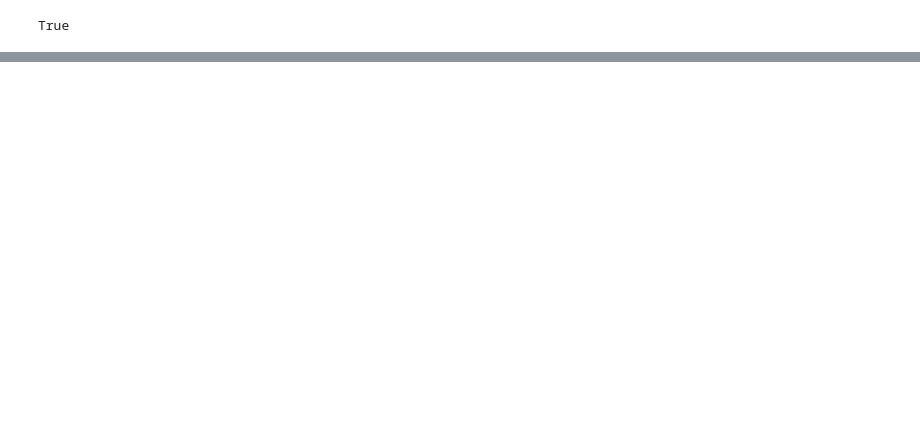
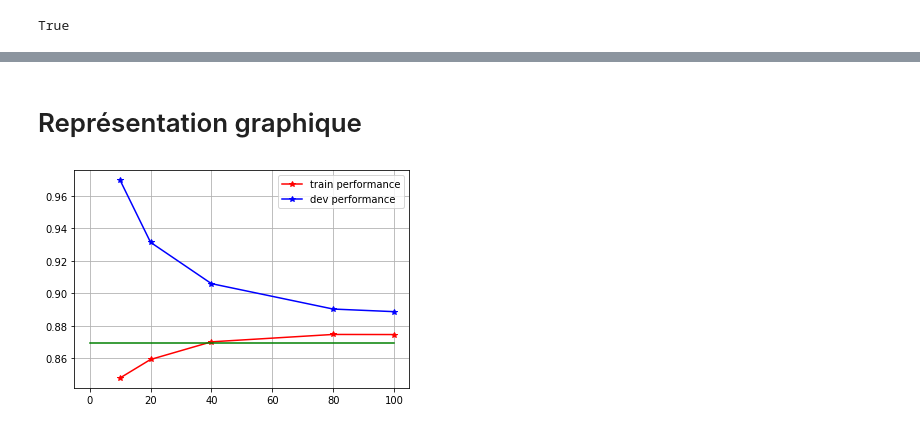
Before and after one commit to Simplon-IA-Bdx-1/give-me-some-credit-laurent-33, a Jupyter notebook: 191103 GiveMeCredit - learning curves.ipynb, the cells around one changed output, grey strips where cells are left out. Saved outputs shown, nothing was run; the diff lists cells and outputs as text; code cells hidden in the pictures; blank space fills up the shorter version.

```diff
--- a/191103 GiveMeCredit - learning curves.ipynb
+++ b/191103 GiveMeCredit - learning curves.ipynb
@@ -101,0 +157,9 @@ plt.plot([0, 10, 20, 40, 80, 100], [0, auc10, auc20, auc40, auc80, auc], 'b*-');
+# %% [markdown]
+# Représentation graphique
+# %%
+plt.plot([10, 20, 40, 80, 100], [auc10, auc20, auc40, auc80, auc], 'r*-', label='train performance');
+plt.plot([10, 20, 40, 80, 100], [auctrain10, auctrain20, auctrain40, auctrain80, auctrain], 'b*-', label='dev performance')
+plt.plot([0, 100], [0.86955, 0.86955], 'g-')
+plt.legend();plt.grid();
+# %% [output]
+[figure, added]
```
Also changed, not shown: parts of 22 cells of this notebook, 6 other files.
